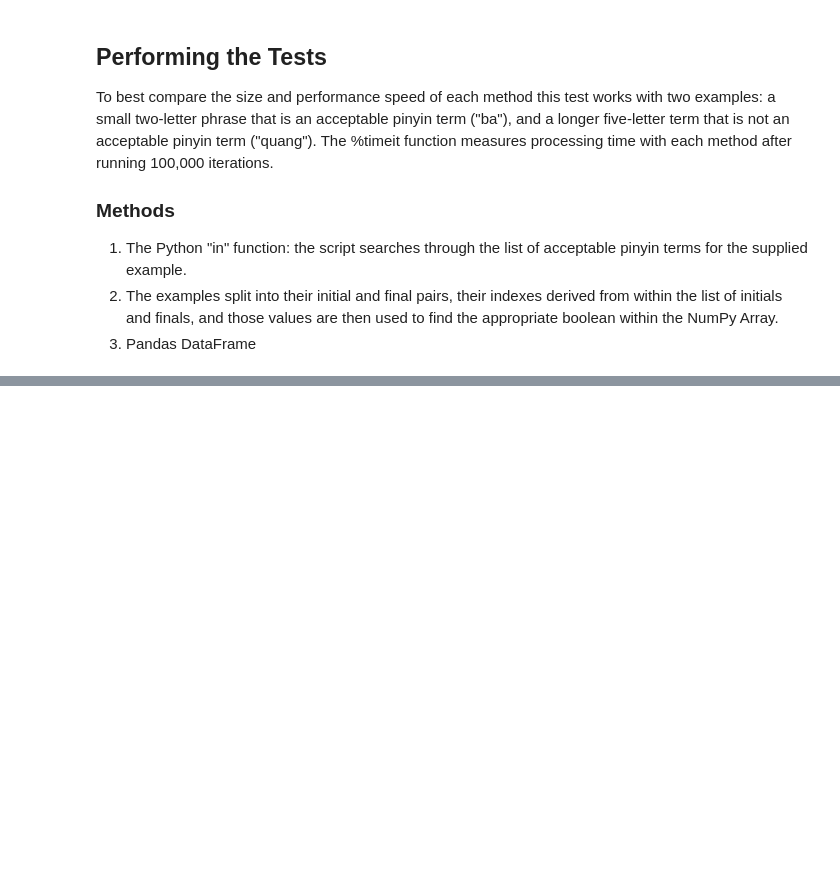
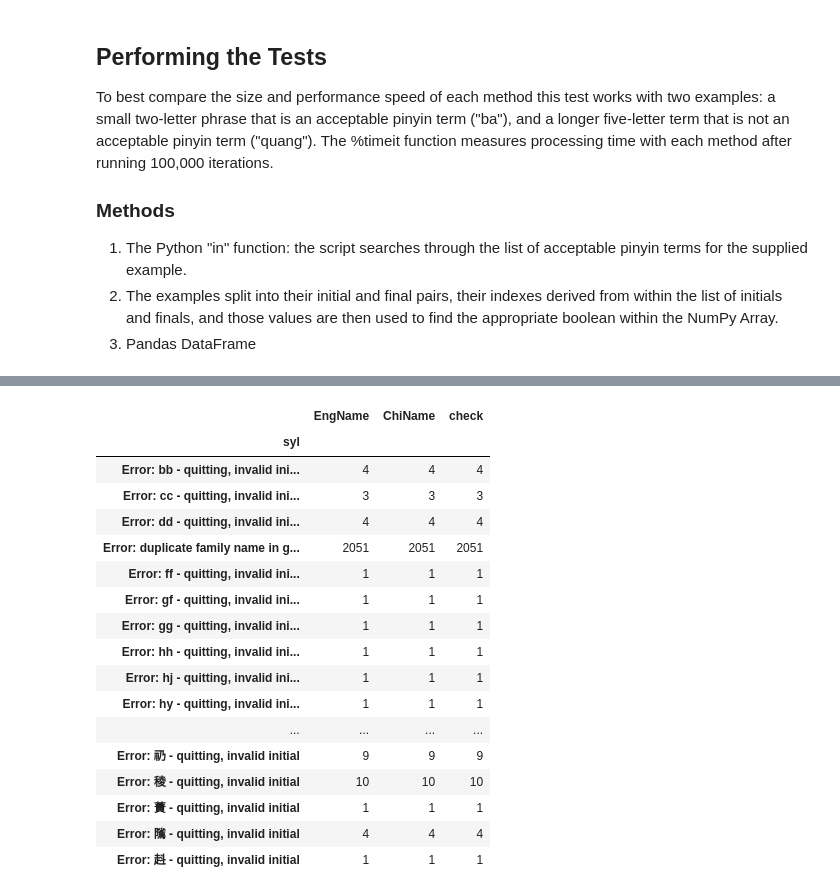
Before and after one commit to JHGFD82/ChineseSyllableCountGeneratorDraftNotes, a Jupyter notebook: Pinyin Syllable Count Generator.ipynb, the cells around one changed output, grey strips where cells are left out. Saved outputs shown, nothing was run; the diff lists cells and outputs as text; code cells hidden in the pictures; blank space fills up the shorter version.

```diff
--- a/Pinyin Syllable Count Generator.ipynb
+++ b/Pinyin Syllable Count Generator.ipynb
@@ -393,0 +418,21 @@ names[~names['check']]
+# %%
+names.groupby('syl').agg('count')
+# %% [output]
+|  | EngName | ChiName | check |
+| syl |  |  |  |
+| Error: bb - quitting, invalid ini... | 4 | 4 | 4 |
+| Error: cc - quitting, invalid ini... | 3 | 3 | 3 |
+| Error: dd - quitting, invalid ini... | 4 | 4 | 4 |
+| Error: duplicate family name in g... | 2051 | 2051 | 2051 |
+| Error: ff - quitting, invalid ini... | 1 | 1 | 1 |
+| Error: gf - quitting, invalid ini... | 1 | 1 | 1 |
+| Error: gg - quitting, invalid ini... | 1 | 1 | 1 |
+| Error: hh - quitting, invalid ini... | 1 | 1 | 1 |
+| Error: hj - quitting, invalid ini... | 1 | 1 | 1 |
+| Error: hy - quitting, invalid ini... | 1 | 1 | 1 |
+| ... | ... | ... | ... |
+| Error: 礽 - quitting, invalid initial | 9 | 9 | 9 |
+| Error: 稜 - quitting, invalid initial | 10 | 10 | 10 |
+| Error: 蔶 - quitting, invalid initial | 1 | 1 | 1 |
+| Error: 隲 - quitting, invalid initial | 4 | 4 | 4 |
+| Error: 﨣 - quitting, invalid initial | 1 | 1 | 1 |
```
Also changed, not shown: parts of 7 cells of this notebook, 1 other file.
